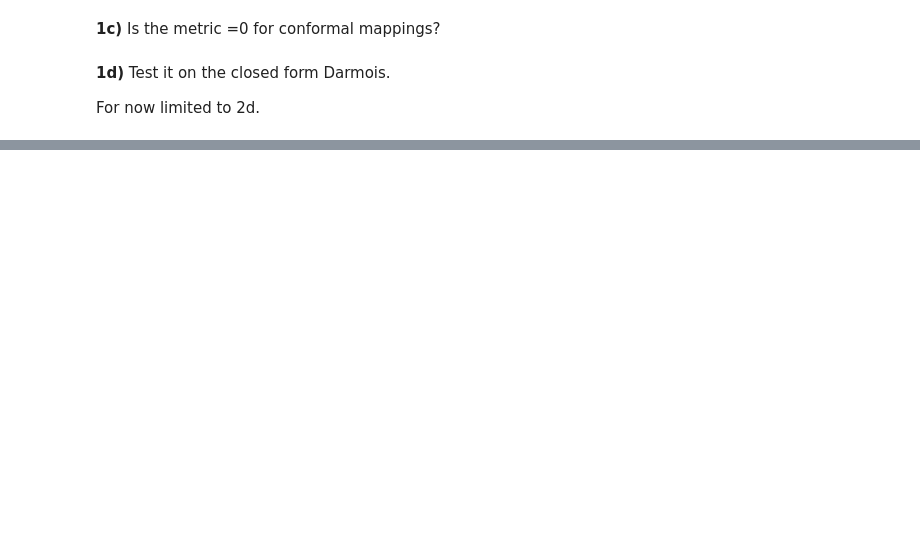
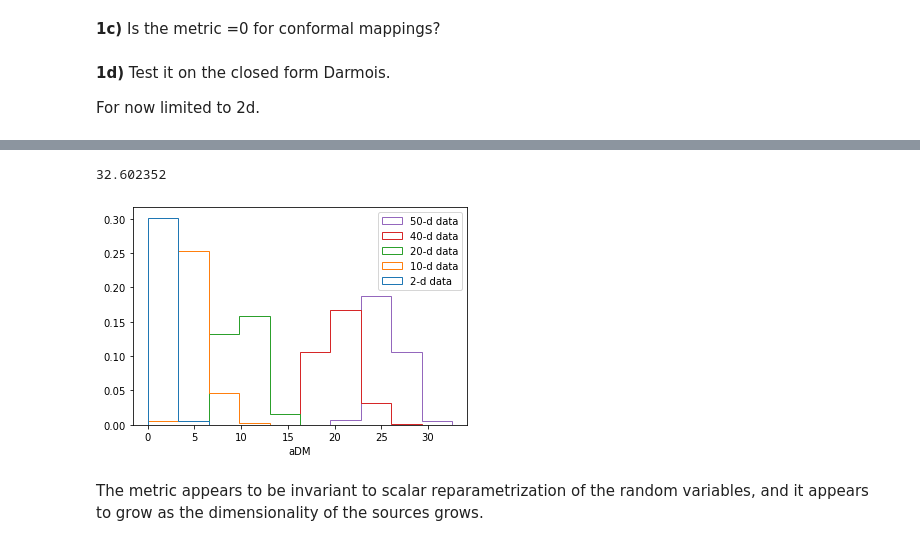
Before and after one commit to lgresele/independent-mechanism-analysis, a Jupyter notebook: 4_anti_darmois_metric.ipynb, the cells around one changed output, grey strips where cells are left out. Drawn from its saved outputs; the diff is of its cells as text; code cells hidden in the pictures; blank space fills up the shorter version.

```diff
--- a/4_anti_darmois_metric.ipynb
+++ b/4_anti_darmois_metric.ipynb
@@ -177,0 +266,15 @@ print(np.max(inv_darmois_aDM_s))
+# %%
+hist_values = [true_aDM_s_unl[:, i] for i in range(len(Dims))]
+labels = [str(a)+"-d data" for a in Dims]
+
+plot_histograms(hist_values,
+               labels,
+               'aDM')
+
+
+print(np.max(true_aDM_s_unl))
+# %% [output]
+32.602352
+[figure, added]
+# %% [markdown]
+The metric appears to be invariant to scalar reparametrization of the random variables, and it appears to grow as the dimensionality of the sources grows.
```
Also changed, not shown: parts of 15 cells of this notebook.
